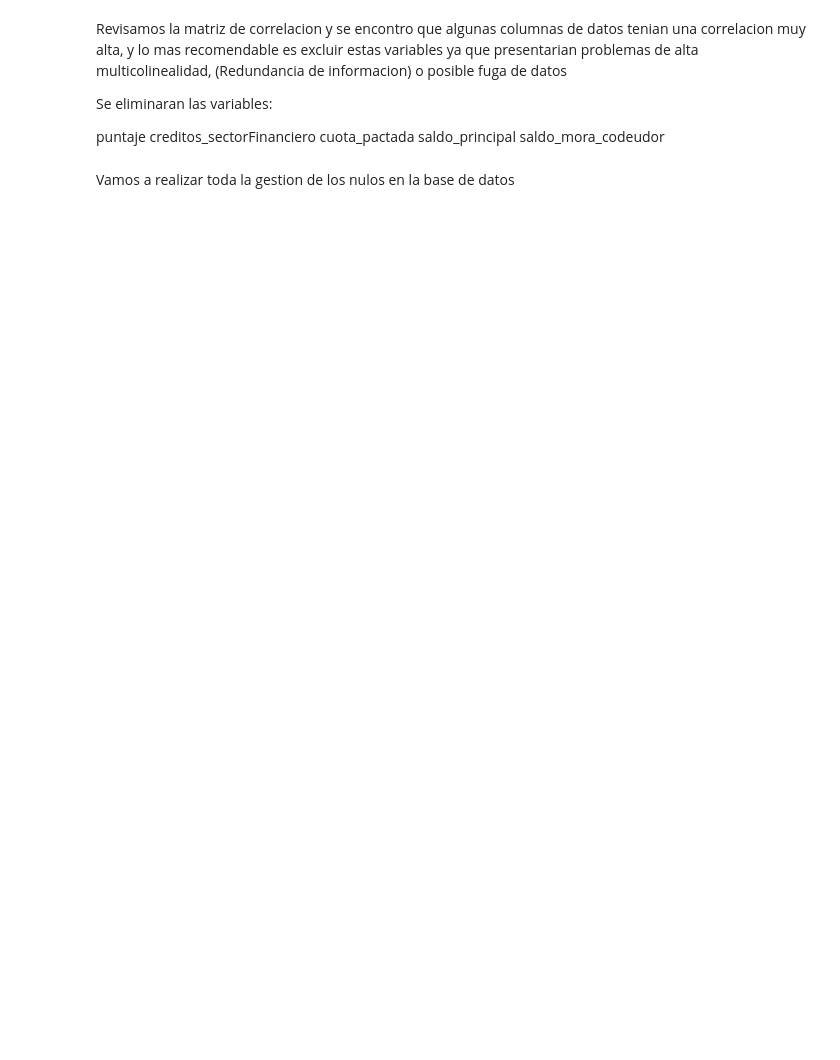
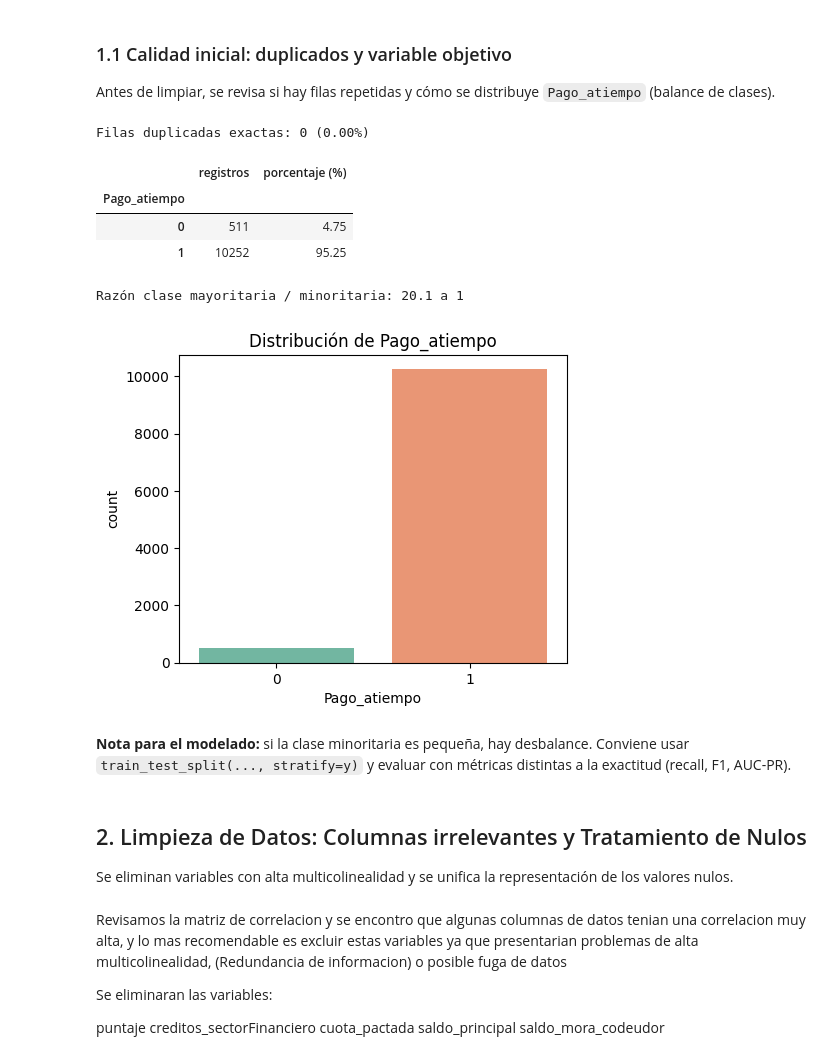
Before and after one commit to JulianRamirez43/MachineLearningProject, a Jupyter notebook: mlops_pipeline/comprension_eda.ipynb, the cells around one changed output. Cells and saved outputs as stored; diff of their text form; code cells hidden in the pictures; blank space fills up the shorter version.

```diff
--- a/mlops_pipeline/comprension_eda.ipynb
+++ b/mlops_pipeline/comprension_eda.ipynb
@@ -8,6 +13,14 @@ from pathlib import Path
 # %%
-#Ruta desde la raiz del proyecto
-ruta_excel = Path("../data/raw/base_datos.xlsx")
+# Ruta desde la raiz del proyecto
+ruta_excel = Path('../data/raw/base_datos.xlsx')
 
-#Leer el archivo
-df = pd.read_excel(ruta_excel)
+# Leer el archivo
+try:
+    df = pd.read_excel(ruta_excel)
+except FileNotFoundError:
+    print('Archivo no encontrado. Asegúrese de que la ruta sea correcta o cargue el dataframe en memoria.')
+    # Para visualización del notebook crearemos un df dummy si falla la carga
+    # df = pd.DataFrame(...)
+
+df.info()
+df.head()
@@ -34,3 +59,39 @@ memory usage: 1.8+ MB
+# %% [markdown]
+### 1.1 Calidad inicial: duplicados y variable objetivo
+Antes de limpiar, se revisa si hay filas repetidas y cómo se distribuye `Pago_atiempo` (balance de clases).
+# %%
+# Duplicados (solo se reporta; no se eliminan automáticamente)
+n_dup = df.duplicated().sum()
+print(f'Filas duplicadas exactas: {n_dup} ({n_dup / len(df) * 100:.2f}%)')
+if n_dup > 0:
+    display(df[df.duplicated(keep=False)].sort_values(list(df.columns[:3])).head(10))
+# %% [output]
+Filas duplicadas exactas: 0 (0.00%)
+# %%
+# Distribución de la variable objetivo
+conteo = df['Pago_atiempo'].value_counts().sort_index()
+porcentaje = (df['Pago_atiempo'].value_counts(normalize=True).sort_index() * 100).round(2)
+display(pd.DataFrame({'registros': conteo, 'porcentaje (%)': porcentaje}))
+
+razon = conteo.max() / conteo.min()
+print(f'Razón clase mayoritaria / minoritaria: {razon:.1f} a 1')
+
+plt.figure(figsize=(5, 4))
+sns.countplot(x='Pago_atiempo', data=df, palette='Set2')
+plt.title('Distribución de Pago_atiempo')
+plt.show()
+# %% [output]
+|  | registros | porcentaje (%) |
+| Pago_atiempo |  |  |
+| 0 | 511 | 4.75 |
+| 1 | 10252 | 95.25 |
+Razón clase mayoritaria / minoritaria: 20.1 a 1
+[figure, added]
+# %% [markdown]
+**Nota para el modelado:** si la clase minoritaria es pequeña, hay desbalance. Conviene usar `train_test_split(..., stratify=y)` y evaluar con métricas distintas a la exactitud (recall, F1, AUC-PR).
+# %% [markdown]
+## 2. Limpieza de Datos: Columnas irrelevantes y Tratamiento de Nulos
+Se eliminan variables con alta multicolinealidad y se unifica la representación de los valores nulos.
 # %% [markdown]
 Revisamos la matriz de correlacion y se encontro que algunas columnas de datos tenian una correlacion muy alta, y lo mas recomendable es excluir estas variables ya que presentarian problemas de alta multicolinealidad, (Redundancia de informacion) o posible fuga de datos
 
@@ -46,2 +104,0 @@ df = df.drop(columns=['puntaje', 'creditos_sectorFinanciero', 'cuota_pactada', '
-# %% [markdown]
-Vamos a realizar toda la gestion de los nulos en la base de datos
```
Also changed, not shown: parts of 58 cells of this notebook, 9 other files.
